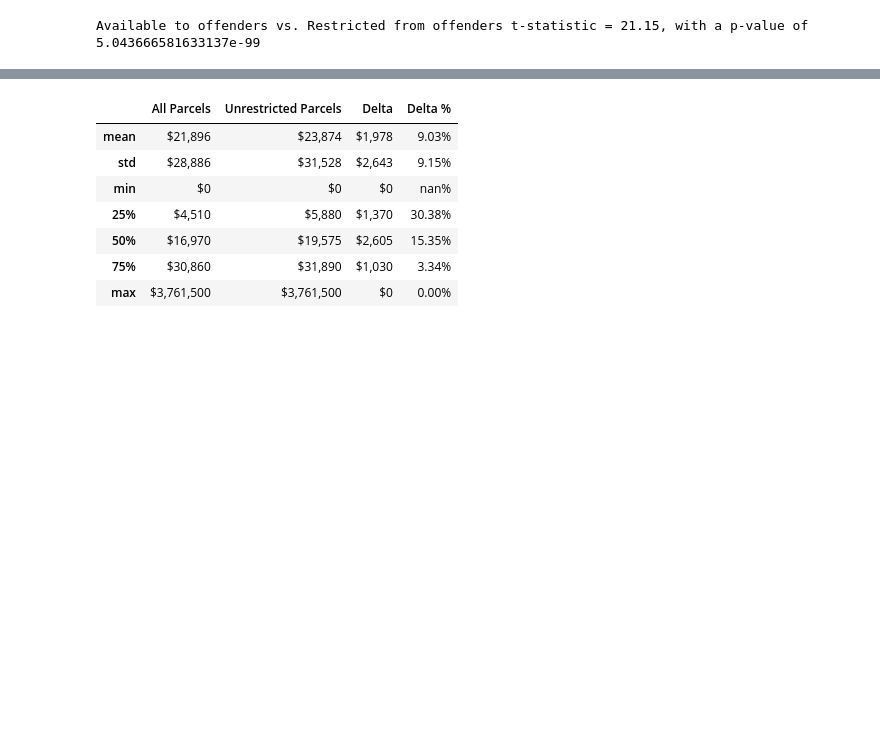
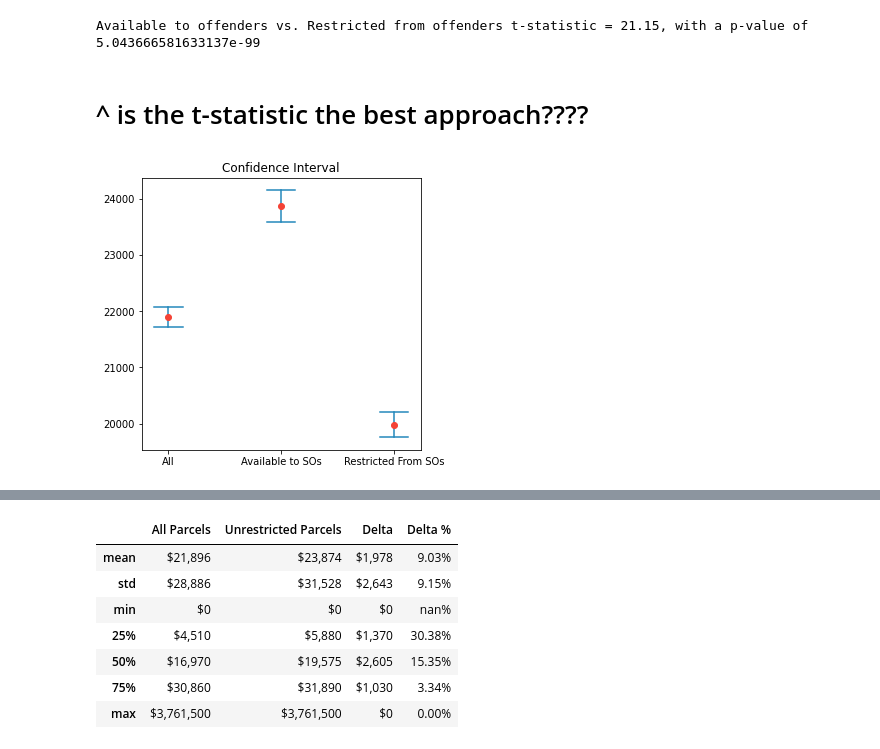
Before and after one commit to PMattox/dsa_masters, a Jupyter notebook: DSA_Capstone/Analysis - Parcel Value.ipynb, the cells around one changed output, grey strips where cells are left out. Cells and saved outputs as stored; diff of their text form; code cells hidden in the pictures; blank space fills up the shorter version.

Commit message:
more value analysis

```diff
--- a/DSA_Capstone/Analysis - Parcel Value.ipynb
+++ b/DSA_Capstone/Analysis - Parcel Value.ipynb
@@ -346,0 +353,34 @@ Available to offenders vs. Restricted from offenders t-statistic = 21.15, with a
+# %% [markdown]
+# ^ is the t-statistic the best approach????
+# %%
+# import matplotlib.pyplot as plt
+import statistics
+from math import sqrt
+
+
+def plot_confidence_interval(x, values, z=1.96, color='#2187bb', horizontal_line_width=0.25):
+    mean = statistics.mean(values)
+    stdev = statistics.stdev(values)
+    confidence_interval = z * stdev / sqrt(len(values))
+
+    left = x - horizontal_line_width / 2
+    top = mean - confidence_interval
+    right = x + horizontal_line_width / 2
+    bottom = mean + confidence_interval
+    plt.plot([x, x], [top, bottom], color=color)
+    plt.plot([left, right], [top, top], color=color)
+    plt.plot([left, right], [bottom, bottom], color=color)
+    plt.plot(x, mean, 'o', color='#f44336')
+
+    return mean, confidence_interval
+
+fig, ax = plt.subplots(figsize=(5,5), facecolor='white')
+
+plt.xticks([1, 2, 3], ['All', 'Available to SOs', 'Restricted From SOs'])
+plt.title('Confidence Interval')
+plot_confidence_interval(1, gdf_parcels.asdtotal)
+plot_confidence_interval(2, gdf_res_remain.asdtotal)
+plot_confidence_interval(3, gdf_res_restricted.asdtotal)
+plt.show()
+# %% [output]
+[figure, added]
```
Also changed, not shown: parts of 9 cells of this notebook, 1 other file.
